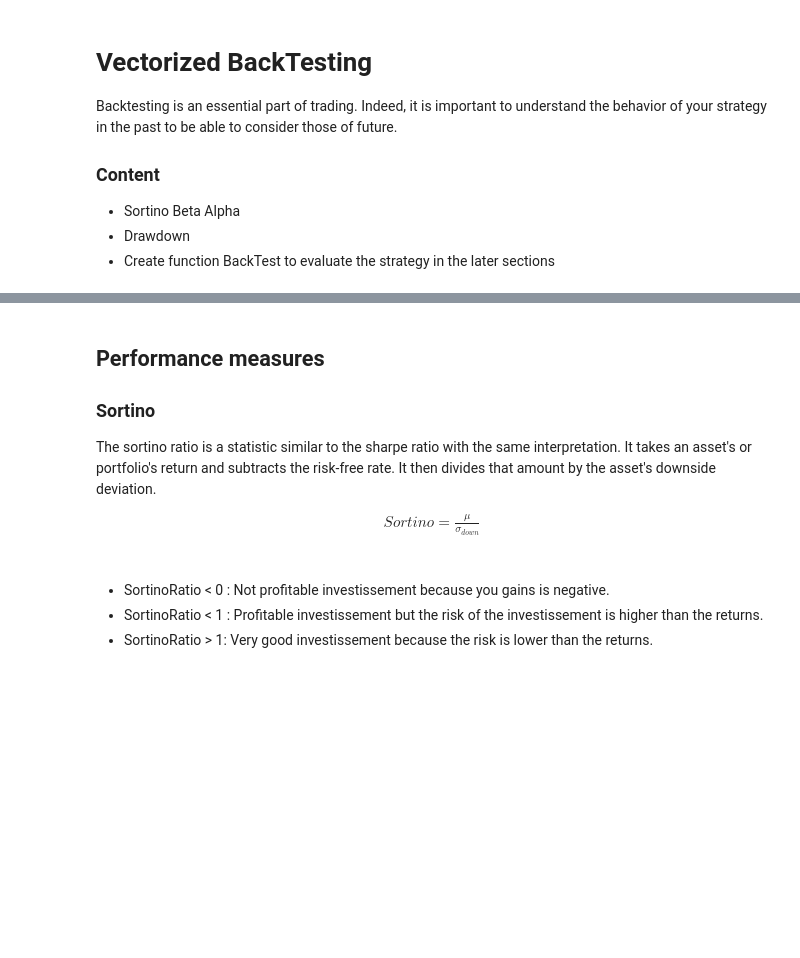
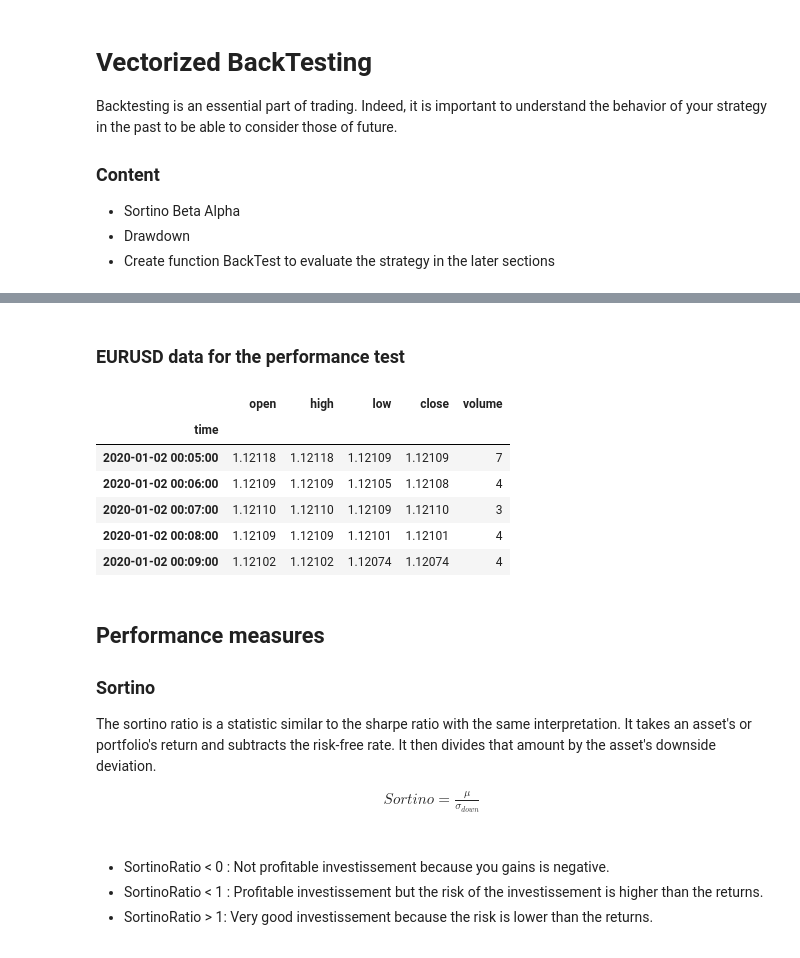
Before and after one commit to MikChristensen/ML_Projects, a Jupyter notebook: AlgoTrading/02_Vectorized_Backtesting.ipynb, the cells around one changed output, grey strips where cells are left out. Drawn from its saved outputs; the diff is of its cells as text; code cells hidden in the pictures; blank space fills up the shorter version.

```diff
--- a/AlgoTrading/02_Vectorized_Backtesting.ipynb
+++ b/AlgoTrading/02_Vectorized_Backtesting.ipynb
@@ -26,3 +29,16 @@ df_SP500_Raw.head()
+# %% [markdown]
+### EURUSD data for the performance test
+# %%
+df_EURUSD_Raw = pd.read_parquet(f"../Data/EURUSD_M1.parquet")
+df_EURUSD_Raw.head()
+# %% [output]
+|  | open | high | low | close | volume |
+| time |  |  |  |  |  |
+| 2020-01-02 00:05:00 | 1.12118 | 1.12118 | 1.12109 | 1.12109 | 7 |
+| 2020-01-02 00:06:00 | 1.12109 | 1.12109 | 1.12105 | 1.12108 | 4 |
+| 2020-01-02 00:07:00 | 1.12110 | 1.12110 | 1.12109 | 1.12110 | 3 |
+| 2020-01-02 00:08:00 | 1.12109 | 1.12109 | 1.12101 | 1.12101 | 4 |
+| 2020-01-02 00:09:00 | 1.12102 | 1.12102 | 1.12074 | 1.12074 | 4 |
 # %% [markdown]
 ## Performance measures
 ### Sortino
```
Also changed, not shown: parts of 9 cells of this notebook, 6 other files.
